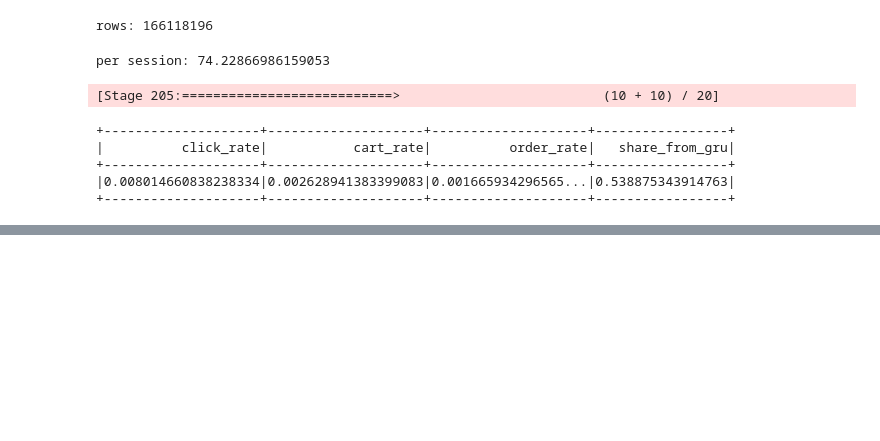
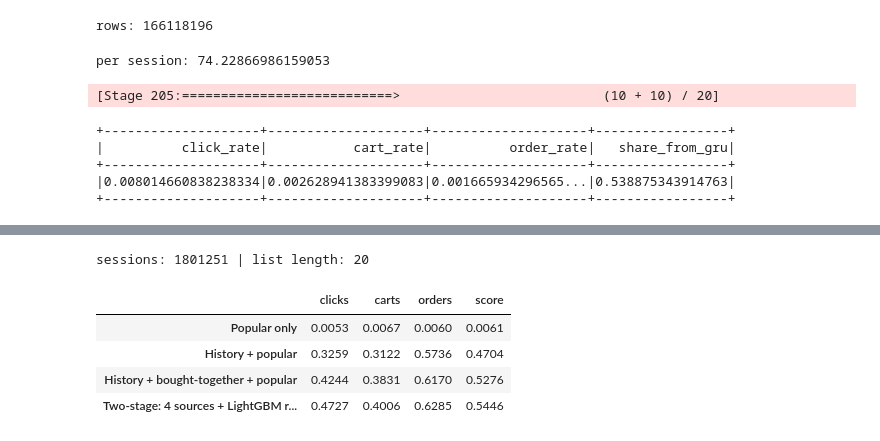
Before and after one commit to omshivbhosale/otto-two-stage-recommender, a Jupyter notebook: notebooks/02_baselines.ipynb, the cells around one changed output, grey strips where cells are left out. Drawn from its saved outputs; the diff is of its cells as text; code cells hidden in the pictures; blank space fills up the shorter version.

```diff
--- a/notebooks/02_baselines.ipynb
+++ b/notebooks/02_baselines.ipynb
@@ -553,0 +810,22 @@ per session: 74.22866986159053
+# %%
+preds_sp = spark.read.parquet(str(DATA_PROCESSED / "test_ranker_preds.parquet")).withColumn(
+    "items", F.col("items").cast("array<int>")
+)
+print("sessions:", preds_sp.count(), "| list length:", preds_sp.select(F.max(F.size("items"))).first()[0])
+
+final = recall_at_20(preds_sp, tl)
+
+summary = pd.DataFrame({
+    "Popular only": {"clicks": 0.0053, "carts": 0.0067, "orders": 0.0060, "score": 0.0061},
+    "History + popular": {"clicks": 0.3259, "carts": 0.3122, "orders": 0.5736, "score": 0.4704},
+    "History + bought-together + popular": {"clicks": 0.4244, "carts": 0.3831, "orders": 0.6170, "score": 0.5276},
+    "Two-stage: 4 sources + LightGBM ranker": final,
+}).T.round(4)
+summary
+# %% [output]
+sessions: 1801251 | list length: 20
+|  | clicks | carts | orders | score |
+| Popular only | 0.0053 | 0.0067 | 0.0060 | 0.0061 |
+| History + popular | 0.3259 | 0.3122 | 0.5736 | 0.4704 |
+| History + bought-together + popular | 0.4244 | 0.3831 | 0.6170 | 0.5276 |
+| Two-stage: 4 sources + LightGBM r... | 0.4727 | 0.4006 | 0.6285 | 0.5446 |
```
Also changed, not shown: parts of 8 cells of this notebook.
